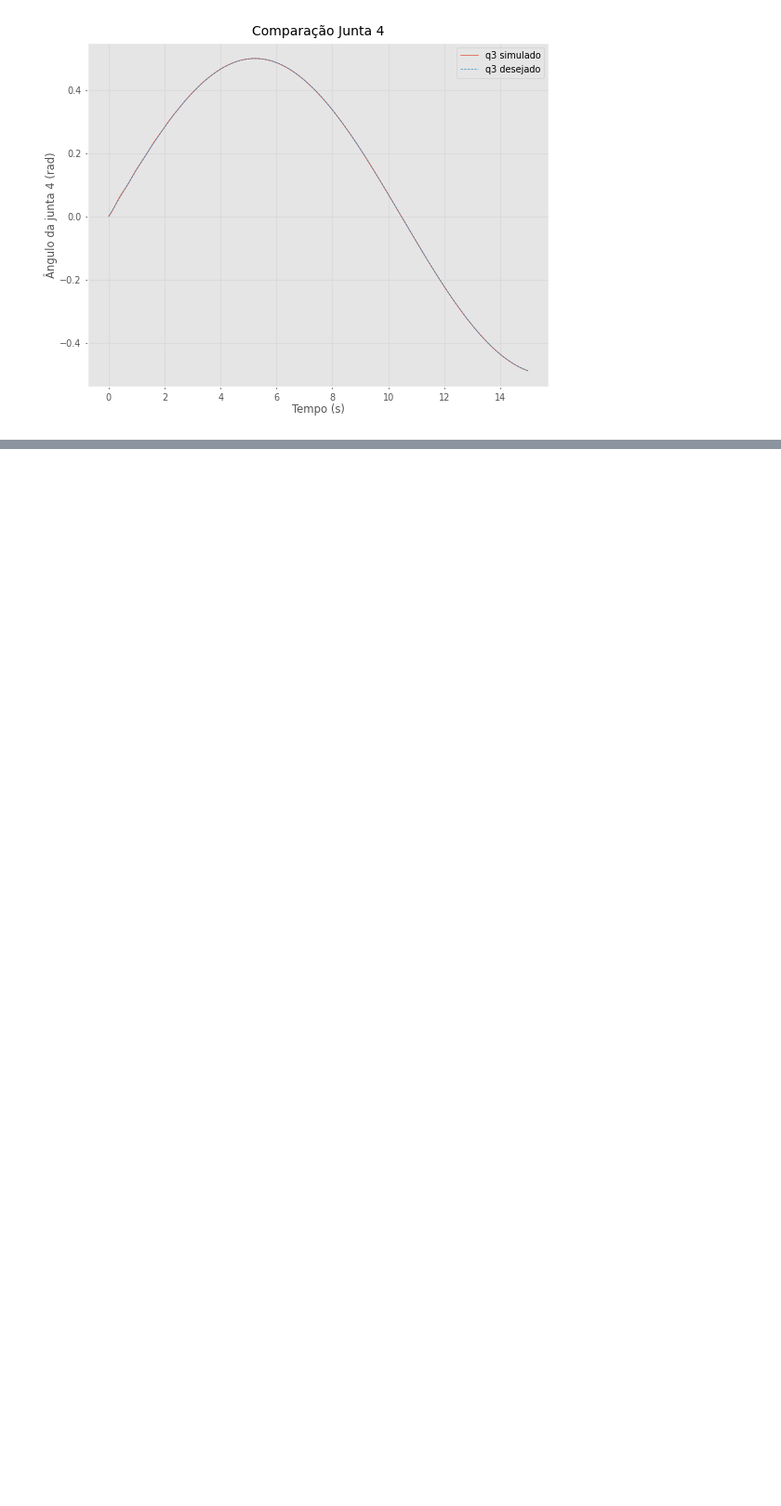
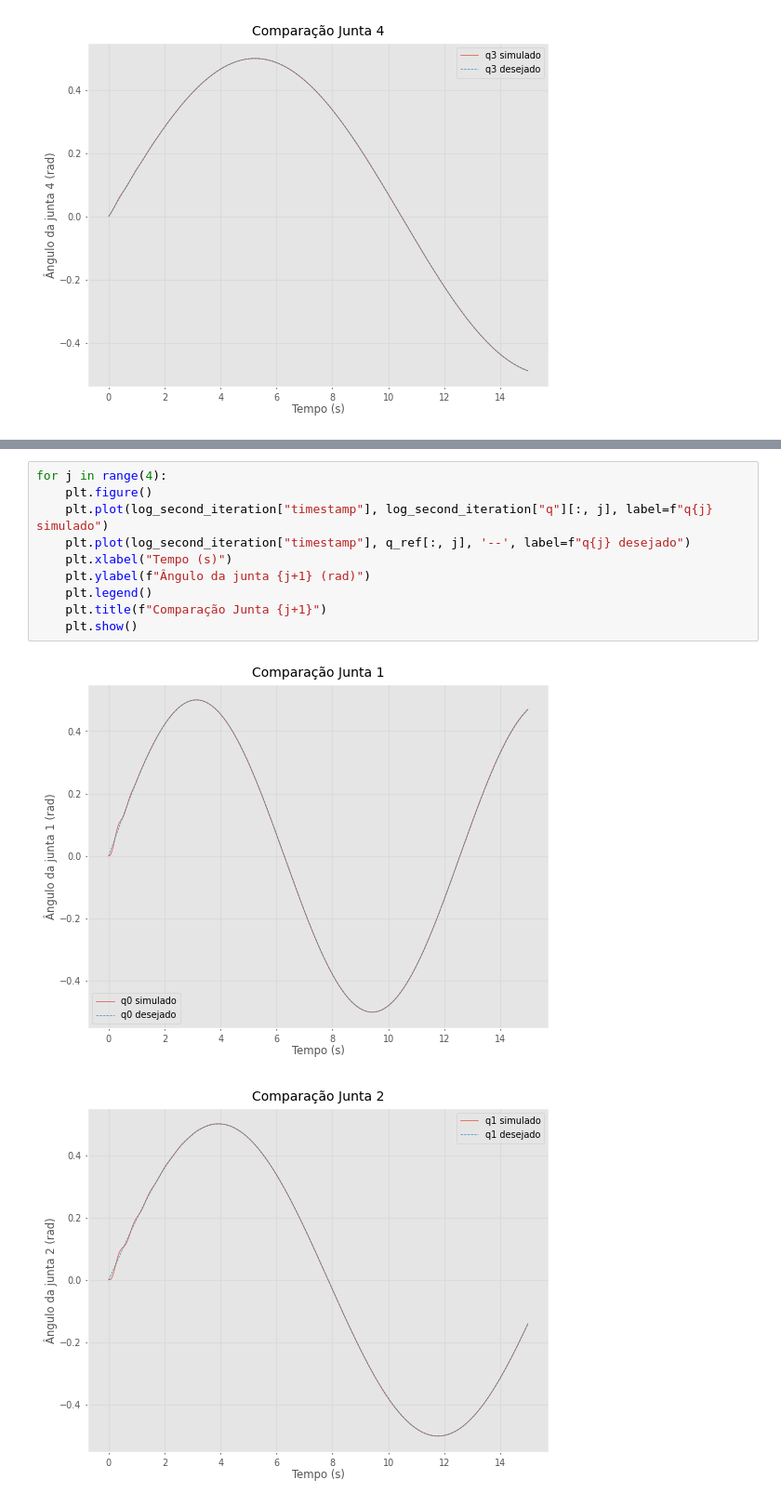
Before and after one commit to JPBG-USP/graspe-v3, a Jupyter notebook: petercorke_simulation/calculating_gains.ipynb, the cells around one changed output, grey strips where cells are left out. Shown at 93% size. Saved outputs shown, nothing was run; the diff lists cells and outputs as text; blank space fills up the shorter version.

```diff
--- a/petercorke_simulation/calculating_gains.ipynb
+++ b/petercorke_simulation/calculating_gains.ipynb
@@ -164,0 +225,13 @@ Refined gains: 9.735505049381914
+# %%
+for j in range(4):
+    plt.figure()
+    plt.plot(log_second_iteration["timestamp"], log_second_iteration["q"][:, j], label=f"q{j} simulado")
+    plt.plot(log_second_iteration["timestamp"], q_ref[:, j], '--', label=f"q{j} desejado")
+    plt.xlabel("Tempo (s)")
+    plt.ylabel(f"Ângulo da junta {j+1} (rad)")
+    plt.legend()
+    plt.title(f"Comparação Junta {j+1}")
+    plt.show()
+# %% [output]
+[figure, added]
+[figure, added]
```
Also changed, not shown: parts of 10 cells of this notebook.
